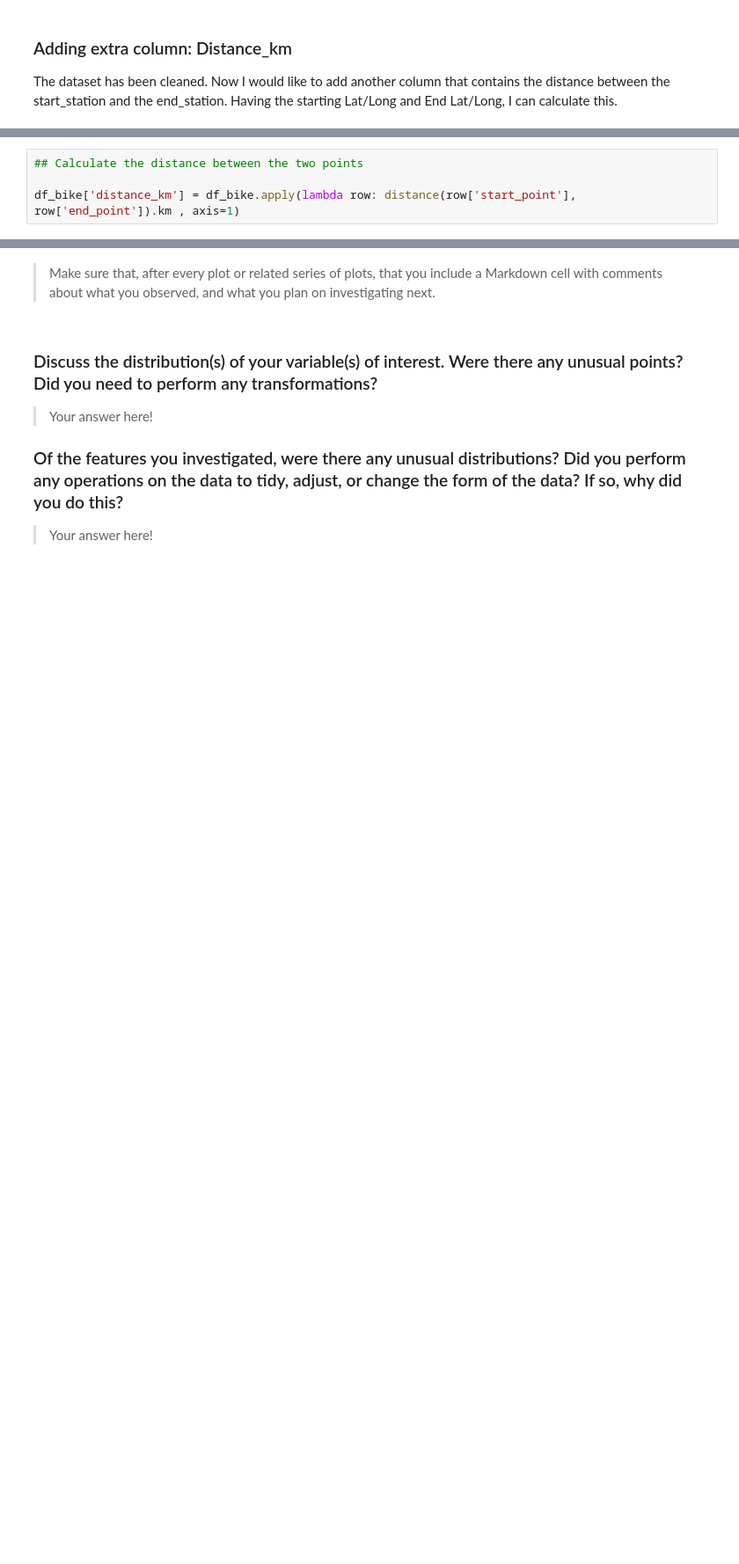
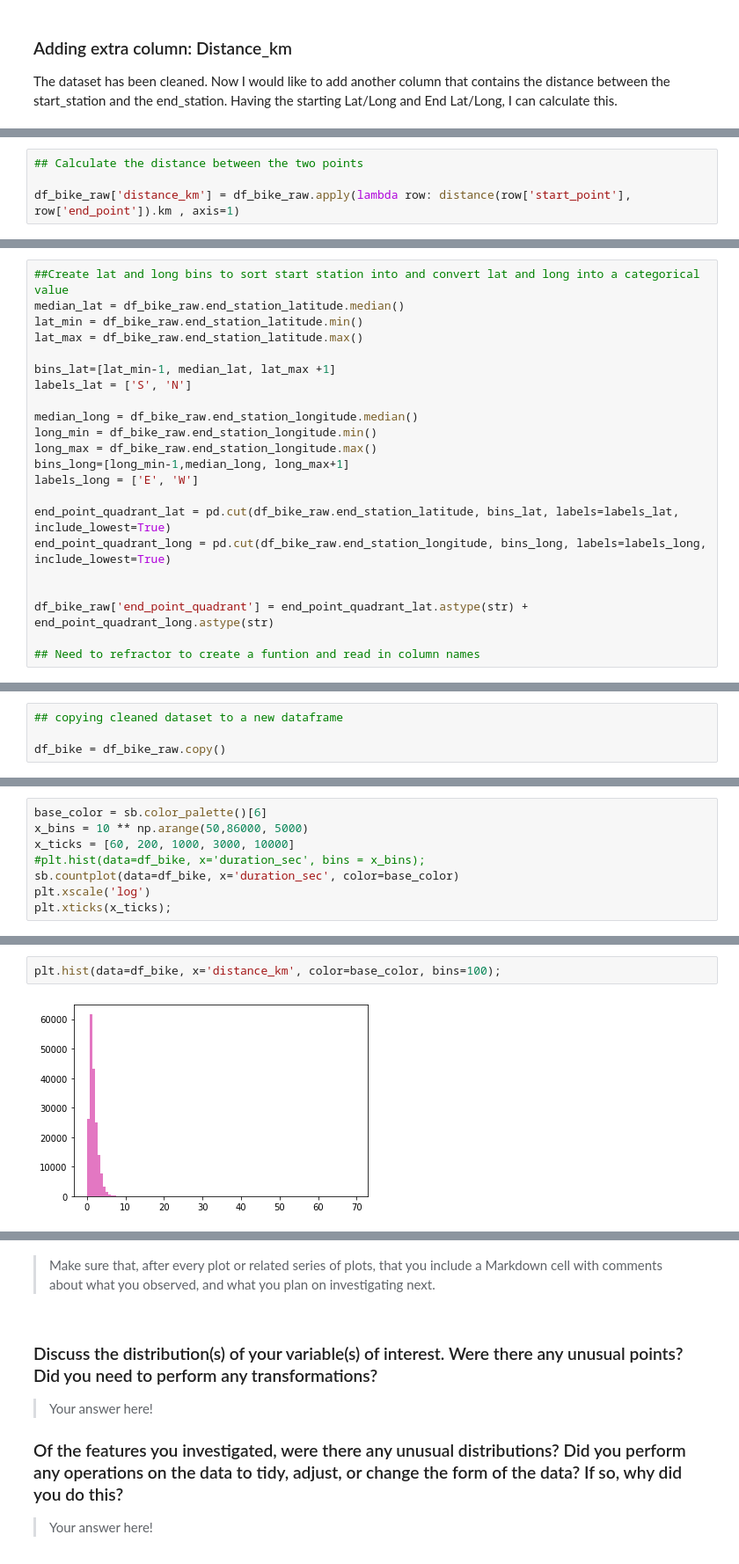
Before and after one commit to ChrisShuttle/Udacity_DAND_Project5_Visuals, a Jupyter notebook: Project Template/exploration_template.ipynb, the cells around one changed output, grey strips where cells are left out. Shown at 88% size. Cells and saved outputs as stored; diff of their text form; blank space fills up the shorter version.

```diff
--- a/Project Template/exploration_template.ipynb
+++ b/Project Template/exploration_template.ipynb
@@ -303,5 +250,5 @@ df_bike.head()
 # %%
 ## Calculate the distance between the two points
 
-df_bike['distance_km'] = df_bike.apply(lambda row: distance(row['start_point'], row['end_point']).km , axis=1)
+df_bike_raw['distance_km'] = df_bike_raw.apply(lambda row: distance(row['start_point'], row['end_point']).km , axis=1)
 # %%
@@ -315,0 +287,22 @@ df_bike.head()
+# %%
+##Create lat and long bins to sort start station into and convert lat and long into a categorical value
+median_lat = df_bike_raw.end_station_latitude.median()
+lat_min = df_bike_raw.end_station_latitude.min()
+lat_max = df_bike_raw.end_station_latitude.max()
+
+bins_lat=[lat_min-1, median_lat, lat_max +1]
+labels_lat = ['S', 'N']
+
+median_long = df_bike_raw.end_station_longitude.median()
+long_min = df_bike_raw.end_station_longitude.min()
+long_max = df_bike_raw.end_station_longitude.max()
+bins_long=[long_min-1,median_long, long_max+1]
+labels_long = ['E', 'W']
+
+end_point_quadrant_lat = pd.cut(df_bike_raw.end_station_latitude, bins_lat, labels=labels_lat, include_lowest=True)
+end_point_quadrant_long = pd.cut(df_bike_raw.end_station_longitude, bins_long, labels=labels_long, include_lowest=True)
+
+
+df_bike_raw['end_point_quadrant'] = end_point_quadrant_lat.astype(str) + end_point_quadrant_long.astype(str)
+
+## Need to refractor to create a funtion and read in column names
@@ -361,0 +351,4 @@ and prepare yourself to look at relationships between variables.
+# %%
+## copying cleaned dataset to a new dataframe
+
+df_bike = df_bike_raw.copy()
@@ -361,0 +369,8 @@ and prepare yourself to look at relationships between variables.
+# %%
+base_color = sb.color_palette()[6]
+x_bins = 10 ** np.arange(50,86000, 5000)
+x_ticks = [60, 200, 1000, 3000, 10000]
+#plt.hist(data=df_bike, x='duration_sec', bins = x_bins);
+sb.countplot(data=df_bike, x='duration_sec', color=base_color)
+plt.xscale('log')
+plt.xticks(x_ticks);
@@ -361,0 +383,4 @@ and prepare yourself to look at relationships between variables.
+# %%
+plt.hist(data=df_bike, x='distance_km', color=base_color, bins=100);
+# %% [output]
+[figure, added]
```
Also changed, not shown: parts of 41 cells of this notebook, 1 other file.
